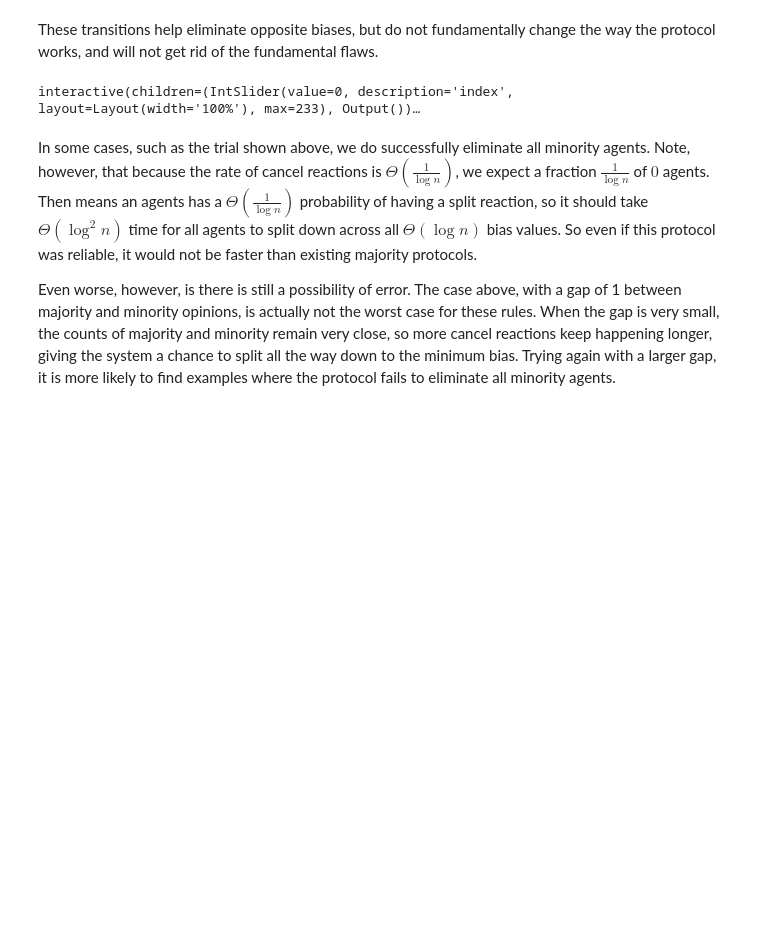
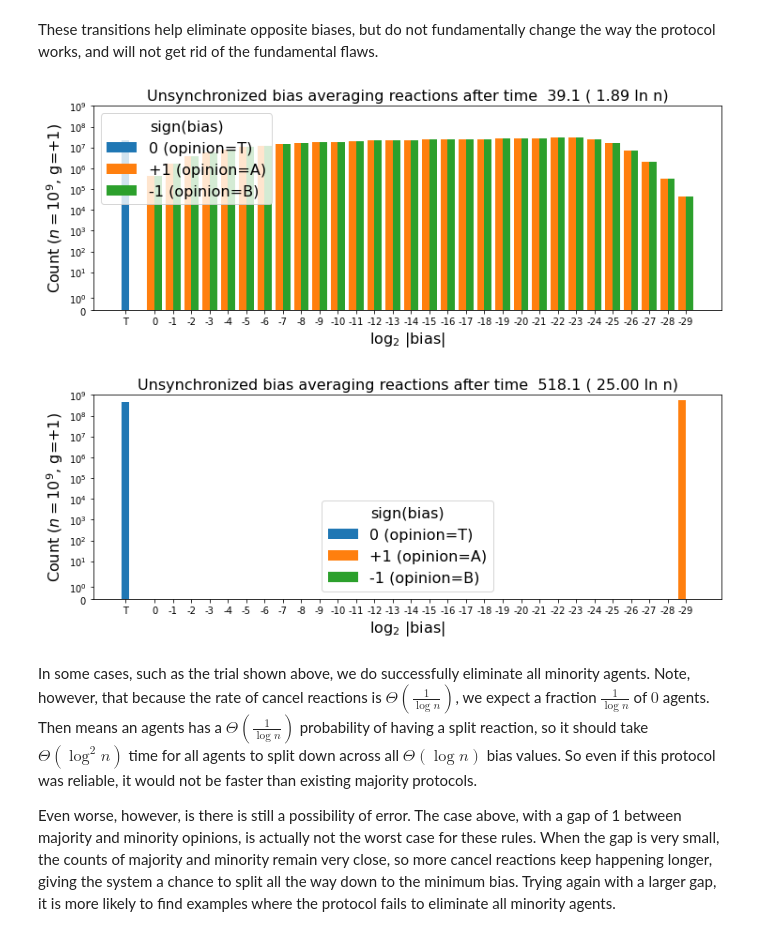
Before and after one commit to UC-Davis-molecular-computing/ppsim, a Jupyter notebook: examples/majority.ipynb, the cells around one changed output. Cells and saved outputs as stored; diff of their text form; code cells hidden in the pictures; blank space fills up the shorter version.

```diff
--- a/examples/majority.ipynb
+++ b/examples/majority.ipynb
@@ -325,8 +322,36 @@ sim = pickle.load( open( "majority_simulations/bias_average.p", "rb" ) )
-# %%
-bar = widgets.interact(plot_config, index = widgets.IntSlider(
-    min=0, max=len(sim.history)-1, step=1, value=0, layout = widgets.Layout(width='100%')))
-# %% [output]
-interactive(children=(IntSlider(value=0, description='index', layout=Layout(width='100%'), max=233), Output())…
+# %%
+# # This will load results back from pickle
+sim = pickle.load( open( "majority_simulations/bias_average.p", "rb" ) )
+n = 10 ** 9
+g = 1
+
+def plot_config(index):
+    fig, ax = plt.subplots(figsize=(12,4))
+    snap = sim.history.iloc[index]
+    ind = np.arange(len(snap[1].index))
+    width = 0.4
+    ax.bar(-1, snap[0], width, label='0 (opinion=T)')
+    ax.bar(ind + width, snap[1], width, label= '+1 (opinion=A)')
+    ax.bar(ind + 2 * width, snap[-1], width, label= '-1 (opinion=B)')
+    ax.set_xticks([-1] + list(ind+1.5*width))
+    ax.set_xticklabels(['T'] + [str(i) for i in range(0,-len(snap[1]),-1)], fontsize = 10)
+    ax.set_xlabel('$\log_2$ |bias|', fontsize=16)
+    ax.set_ylabel(f'Count ($n=10^{int(np.log10(n))}$, g=+{g})', fontsize=16)
+    ax.set_yscale('symlog')
+    ax.set_ylim(0, n)
+    ax.legend(title = 'sign(bias)', fontsize=16, title_fontsize=16)
+    t = sim.times[index]
+    ax.set_title(f'Unsynchronized bias averaging reactions after time {t: 0.1f} ({t / np.log(n): 0.2f} ln n)', fontsize=16)
+
+# # Uncomment the following code to create a slider that changes the time shown in the plot
+# bar = widgets.interact(plot_config, index = widgets.IntSlider(
+#     min=0, max=len(sim.history)-1, step=1, value=0, layout = widgets.Layout(width='100%')))
+
+plot_config(130)
+plot_config(-1)
+# %% [output]
+[figure, added]
+[figure, added]
 # %% [markdown]
 In some cases, such as the trial shown above, we do successfully eliminate all minority agents. Note, however, that because the rate of cancel reactions is $\Theta(\frac{1}{\log n})$, we expect a fraction $\frac{1}{\log n}$ of $0$ agents. Then means an agents has a $\Theta(\frac{1}{\log n})$ probability of having a split reaction, so it should take $\Theta(\log^2 n)$ time for all agents to split down across all $\Theta(\log n)$ bias values. So even if this protocol was reliable, it would not be faster than existing majority protocols.
 
```
Also changed, not shown: parts of 4 cells of this notebook.
